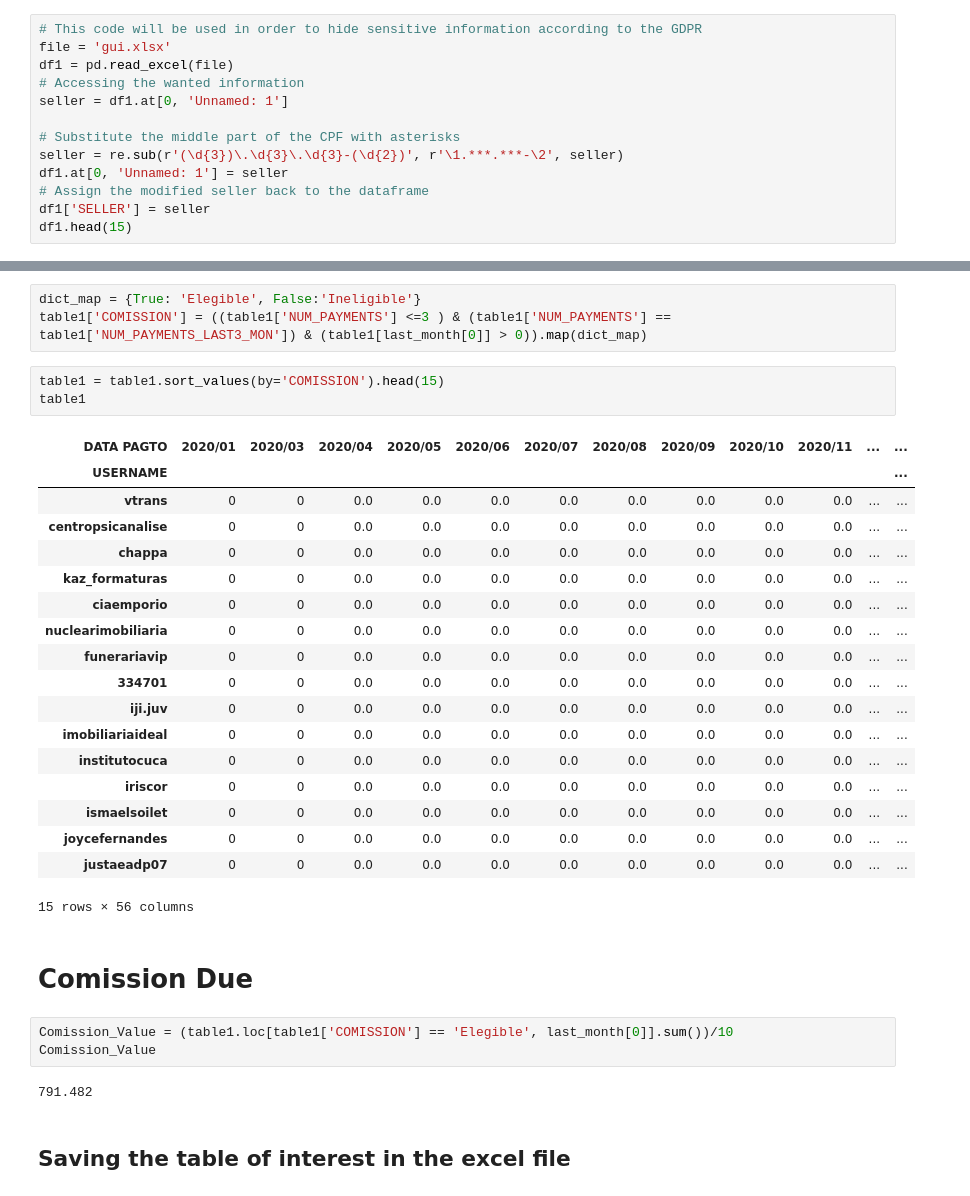
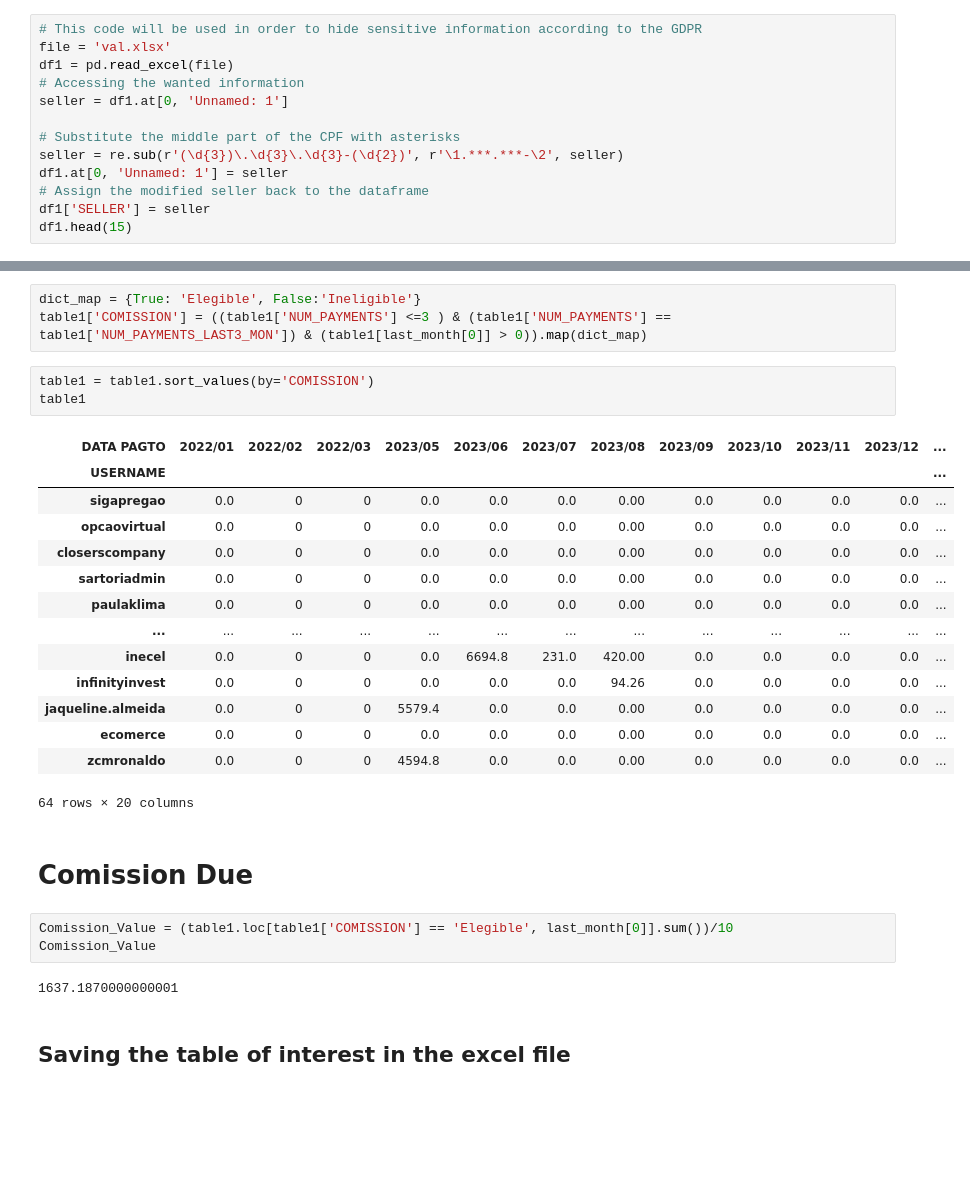
Before and after one commit to mtshorta/01-Sales_Comission_Report, a Jupyter notebook: Sales_Comission_Report.ipynb, the cells around one changed output, grey strips where cells are left out. Cells and saved outputs as stored; diff of their text form; blank space fills up the shorter version.

```diff
--- a/Sales_Comission_Report.ipynb
+++ b/Sales_Comission_Report.ipynb
@@ -11,7 +11,7 @@ import re
 ## Step 1: Data Loading
 # %%
 # This code will be used in order to hide sensitive information according to the GDPR
-file = 'gui.xlsx'
+file = 'val.xlsx'
 df1 = pd.read_excel(file)
 # Accessing the wanted information
 seller = df1.at[0, 'Unnamed: 1']
@@ -182,34 +197,30 @@ table1[(table1[last_month[0]]>0) & (table1['NUM_PAYMENTS'] <=3) & (table1['NUM_P
 dict_map = {True: 'Elegible', False:'Ineligible'}
 table1['COMISSION'] = ((table1['NUM_PAYMENTS'] <=3 ) & (table1['NUM_PAYMENTS'] == table1['NUM_PAYMENTS_LAST3_MON']) & (table1[last_month[0]] > 0)).map(dict_map)
 # %%
-table1 = table1.sort_values(by='COMISSION').head(15)
+table1 = table1.sort_values(by='COMISSION')
 table1
 # %% [output]
-| DATA PAGTO | 2020/01 | 2020/03 | 2020/04 | 2020/05 | 2020/06 | 2020/07 | 2020/08 | 2020/09 | 2020/10 | 2020/11 | ... | ... |
+| DATA PAGTO | 2022/01 | 2022/02 | 2022/03 | 2023/05 | 2023/06 | 2023/07 | 2023/08 | 2023/09 | 2023/10 | 2023/11 | 2023/12 | ... |
 | USERNAME |  |  |  |  |  |  |  |  |  |  |  | ... |
-| vtrans | 0 | 0 | 0.0 | 0.0 | 0.0 | 0.0 | 0.0 | 0.0 | 0.0 | 0.0 | ... | ... |
-| centropsicanalise | 0 | 0 | 0.0 | 0.0 | 0.0 | 0.0 | 0.0 | 0.0 | 0.0 | 0.0 | ... | ... |
-| chappa | 0 | 0 | 0.0 | 0.0 | 0.0 | 0.0 | 0.0 | 0.0 | 0.0 | 0.0 | ... | ... |
-| kaz_formaturas | 0 | 0 | 0.0 | 0.0 | 0.0 | 0.0 | 0.0 | 0.0 | 0.0 | 0.0 | ... | ... |
-| ciaemporio | 0 | 0 | 0.0 | 0.0 | 0.0 | 0.0 | 0.0 | 0.0 | 0.0 | 0.0 | ... | ... |
-| nuclearimobiliaria | 0 | 0 | 0.0 | 0.0 | 0.0 | 0.0 | 0.0 | 0.0 | 0.0 | 0.0 | ... | ... |
-| funerariavip | 0 | 0 | 0.0 | 0.0 | 0.0 | 0.0 | 0.0 | 0.0 | 0.0 | 0.0 | ... | ... |
-| 334701 | 0 | 0 | 0.0 | 0.0 | 0.0 | 0.0 | 0.0 | 0.0 | 0.0 | 0.0 | ... | ... |
-| iji.juv | 0 | 0 | 0.0 | 0.0 | 0.0 | 0.0 | 0.0 | 0.0 | 0.0 | 0.0 | ... | ... |
-| imobiliariaideal | 0 | 0 | 0.0 | 0.0 | 0.0 | 0.0 | 0.0 | 0.0 | 0.0 | 0.0 | ... | ... |
-| institutocuca | 0 | 0 | 0.0 | 0.0 | 0.0 | 0.0 | 0.0 | 0.0 | 0.0 | 0.0 | ... | ... |
-| iriscor | 0 | 0 | 0.0 | 0.0 | 0.0 | 0.0 | 0.0 | 0.0 | 0.0 | 0.0 | ... | ... |
-| ismaelsoilet | 0 | 0 | 0.0 | 0.0 | 0.0 | 0.0 | 0.0 | 0.0 | 0.0 | 0.0 | ... | ... |
-| joycefernandes | 0 | 0 | 0.0 | 0.0 | 0.0 | 0.0 | 0.0 | 0.0 | 0.0 | 0.0 | ... | ... |
-| justaeadp07 | 0 | 0 | 0.0 | 0.0 | 0.0 | 0.0 | 0.0 | 0.0 | 0.0 | 0.0 | ... | ... |
+| sigapregao | 0.0 | 0 | 0 | 0.0 | 0.0 | 0.0 | 0.00 | 0.0 | 0.0 | 0.0 | 0.0 | ... |
+| opcaovirtual | 0.0 | 0 | 0 | 0.0 | 0.0 | 0.0 | 0.00 | 0.0 | 0.0 | 0.0 | 0.0 | ... |
+| closerscompany | 0.0 | 0 | 0 | 0.0 | 0.0 | 0.0 | 0.00 | 0.0 | 0.0 | 0.0 | 0.0 | ... |
+| sartoriadmin | 0.0 | 0 | 0 | 0.0 | 0.0 | 0.0 | 0.00 | 0.0 | 0.0 | 0.0 | 0.0 | ... |
+| paulaklima | 0.0 | 0 | 0 | 0.0 | 0.0 | 0.0 | 0.00 | 0.0 | 0.0 | 0.0 | 0.0 | ... |
+| ... | ... | ... | ... | ... | ... | ... | ... | ... | ... | ... | ... | ... |
+| inecel | 0.0 | 0 | 0 | 0.0 | 6694.8 | 231.0 | 420.00 | 0.0 | 0.0 | 0.0 | 0.0 | ... |
+| infinityinvest | 0.0 | 0 | 0 | 0.0 | 0.0 | 0.0 | 94.26 | 0.0 | 0.0 | 0.0 | 0.0 | ... |
+| jaqueline.almeida | 0.0 | 0 | 0 | 5579.4 | 0.0 | 0.0 | 0.00 | 0.0 | 0.0 | 0.0 | 0.0 | ... |
+| ecomerce | 0.0 | 0 | 0 | 0.0 | 0.0 | 0.0 | 0.00 | 0.0 | 0.0 | 0.0 | 0.0 | ... |
+| zcmronaldo | 0.0 | 0 | 0 | 4594.8 | 0.0 | 0.0 | 0.00 | 0.0 | 0.0 | 0.0 | 0.0 | ... |
-15 rows × 56 columns
+64 rows × 20 columns
 # %% [markdown]
 # Comission Due
 # %%
 Comission_Value = (table1.loc[table1['COMISSION'] == 'Elegible', last_month[0]].sum())/10
 Comission_Value
 # %% [output]
-791.482
+1637.1870000000001
 # %% [markdown]
 ## Saving the table of interest in the excel file
 # %%
```
Also changed, not shown: parts of 7 cells of this notebook.
